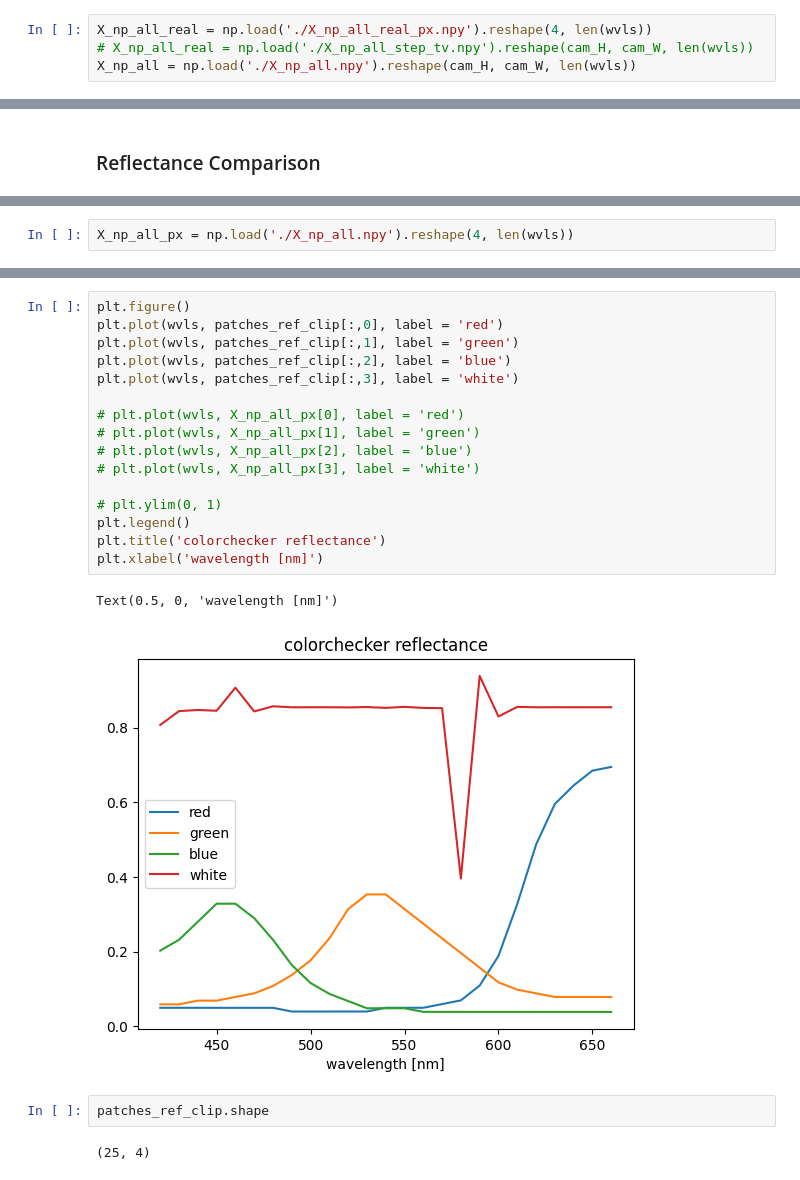
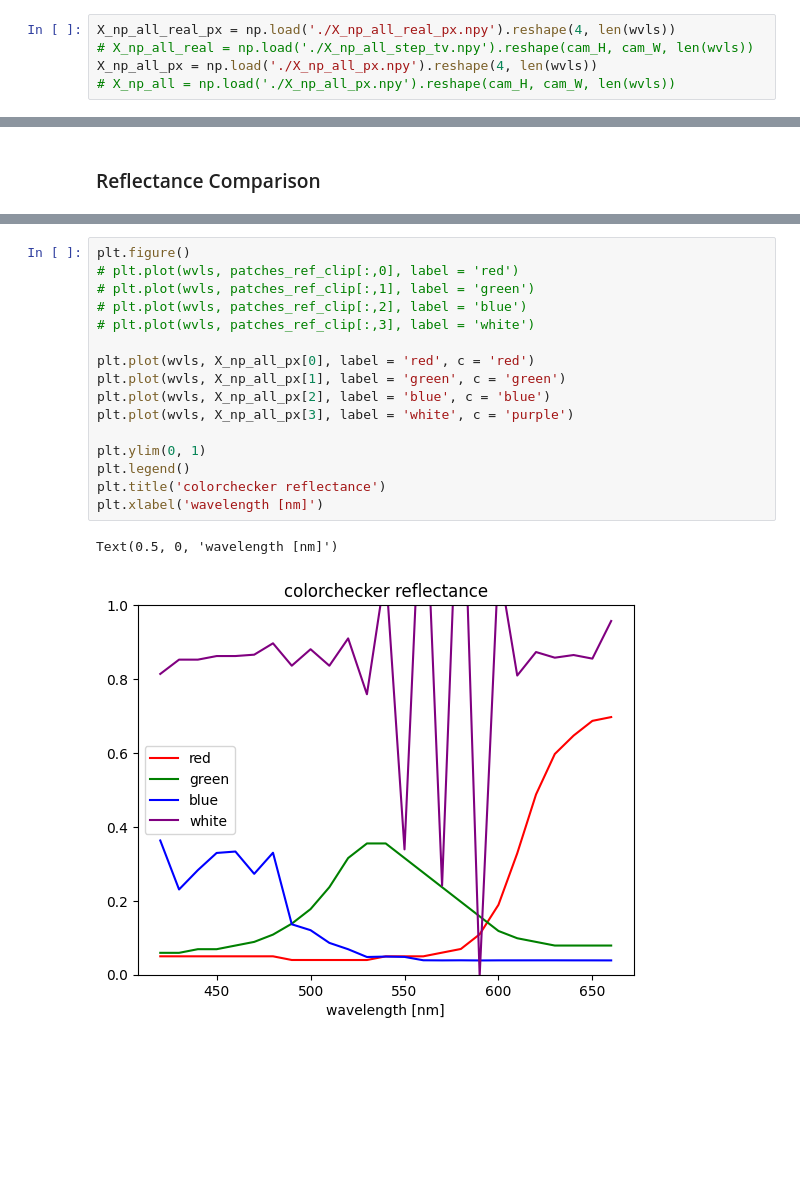
Before and after one commit to shshin1210/DSL, a Jupyter notebook: hyp_recon_patch_test.ipynb, the cells around one changed output, grey strips where cells are left out. Cells and saved outputs as stored; diff of their text form; blank space fills up the shorter version.

```diff
--- a/hyp_recon_patch_test.ipynb
+++ b/hyp_recon_patch_test.ipynb
@@ -208,7 +320,8 @@ for p in range(n_patches):
 # %% [markdown]
 #### Real
 # %%
-X_np_all_real = np.load('./X_np_all_real_px.npy').reshape(4, len(wvls))
+X_np_all_real_px = np.load('./X_np_all_real_px.npy').reshape(4, len(wvls))
 # X_np_all_real = np.load('./X_np_all_step_tv.npy').reshape(cam_H, cam_W, len(wvls))
-X_np_all = np.load('./X_np_all.npy').reshape(cam_H, cam_W, len(wvls))
+X_np_all_px = np.load('./X_np_all_px.npy').reshape(4, len(wvls))
+# X_np_all = np.load('./X_np_all_px.npy').reshape(cam_H, cam_W, len(wvls))
 # %%
@@ -337,2 +448,0 @@ Text(0.5, 0, 'wavelength [nm]')
-# %%
-X_np_all_px = np.load('./X_np_all.npy').reshape(4, len(wvls))
@@ -345,25 +449,21 @@ X_np_all_px.shape
 # %%
 plt.figure()
-plt.plot(wvls, patches_ref_clip[:,0], label = 'red')
-plt.plot(wvls, patches_ref_clip[:,1], label = 'green')
-plt.plot(wvls, patches_ref_clip[:,2], label = 'blue')
-plt.plot(wvls, patches_ref_clip[:,3], label = 'white')
+# plt.plot(wvls, patches_ref_clip[:,0], label = 'red')
+# plt.plot(wvls, patches_ref_clip[:,1], label = 'green')
+# plt.plot(wvls, patches_ref_clip[:,2], label = 'blue')
+# plt.plot(wvls, patches_ref_clip[:,3], label = 'white')
 
-# plt.plot(wvls, X_np_all_px[0], label = 'red')
-# plt.plot(wvls, X_np_all_px[1], label = 'green')
-# plt.plot(wvls, X_np_all_px[2], label = 'blue')
-# plt.plot(wvls, X_np_all_px[3], label = 'white')
+plt.plot(wvls, X_np_all_px[0], label = 'red', c = 'red')
+plt.plot(wvls, X_np_all_px[1], label = 'green', c = 'green')
+plt.plot(wvls, X_np_all_px[2], label = 'blue', c = 'blue')
+plt.plot(wvls, X_np_all_px[3], label = 'white', c = 'purple')
 
-# plt.ylim(0, 1)
+plt.ylim(0, 1)
 plt.legend()
 plt.title('colorchecker reflectance')
 plt.xlabel('wavelength [nm]')
 # %% [output]
 Text(0.5, 0, 'wavelength [nm]')
-[figure, old version]
+[figure, new version]
-# %%
-patches_ref_clip.shape
-# %% [output]
-(25, 4)
 # %%
 plt.figure()
```
Also changed, not shown: parts of 26 cells of this notebook.
